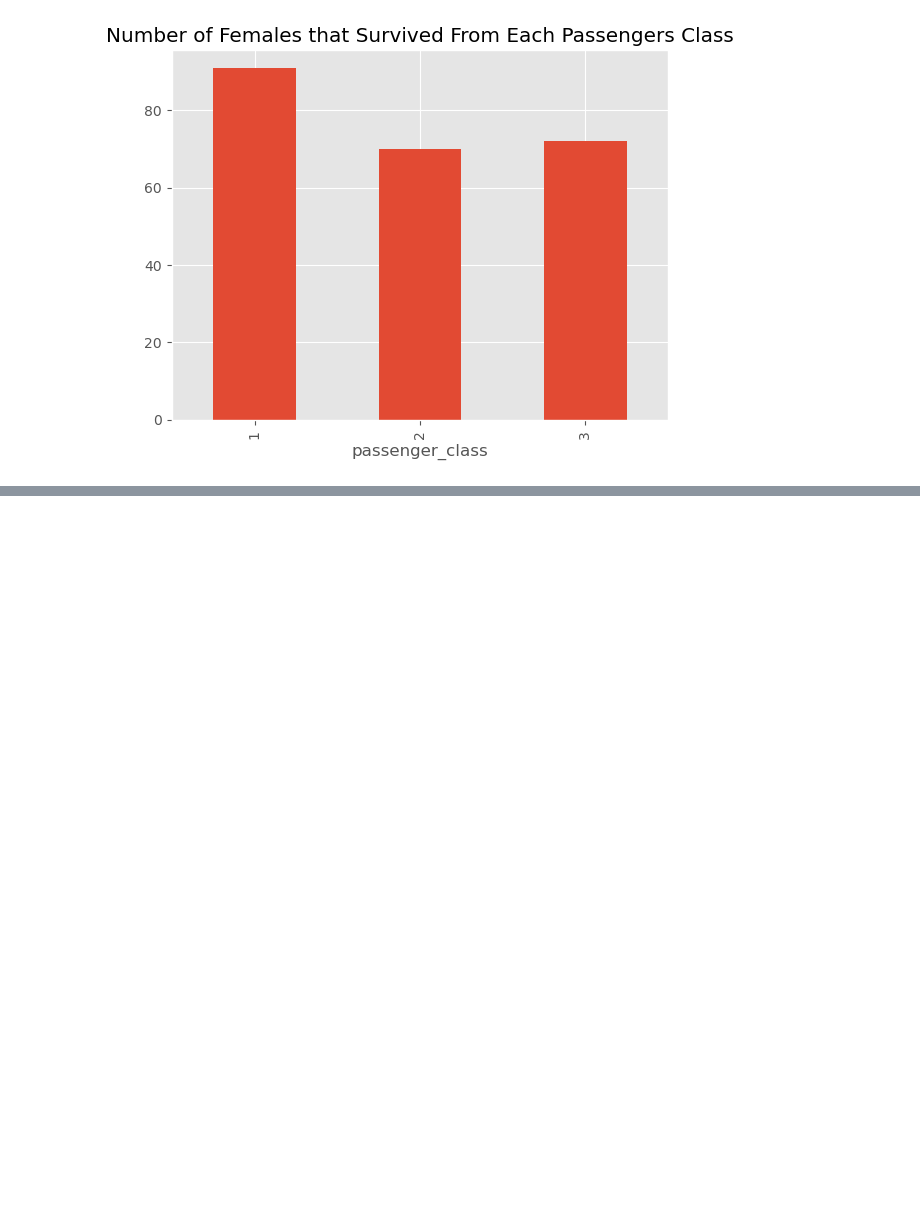
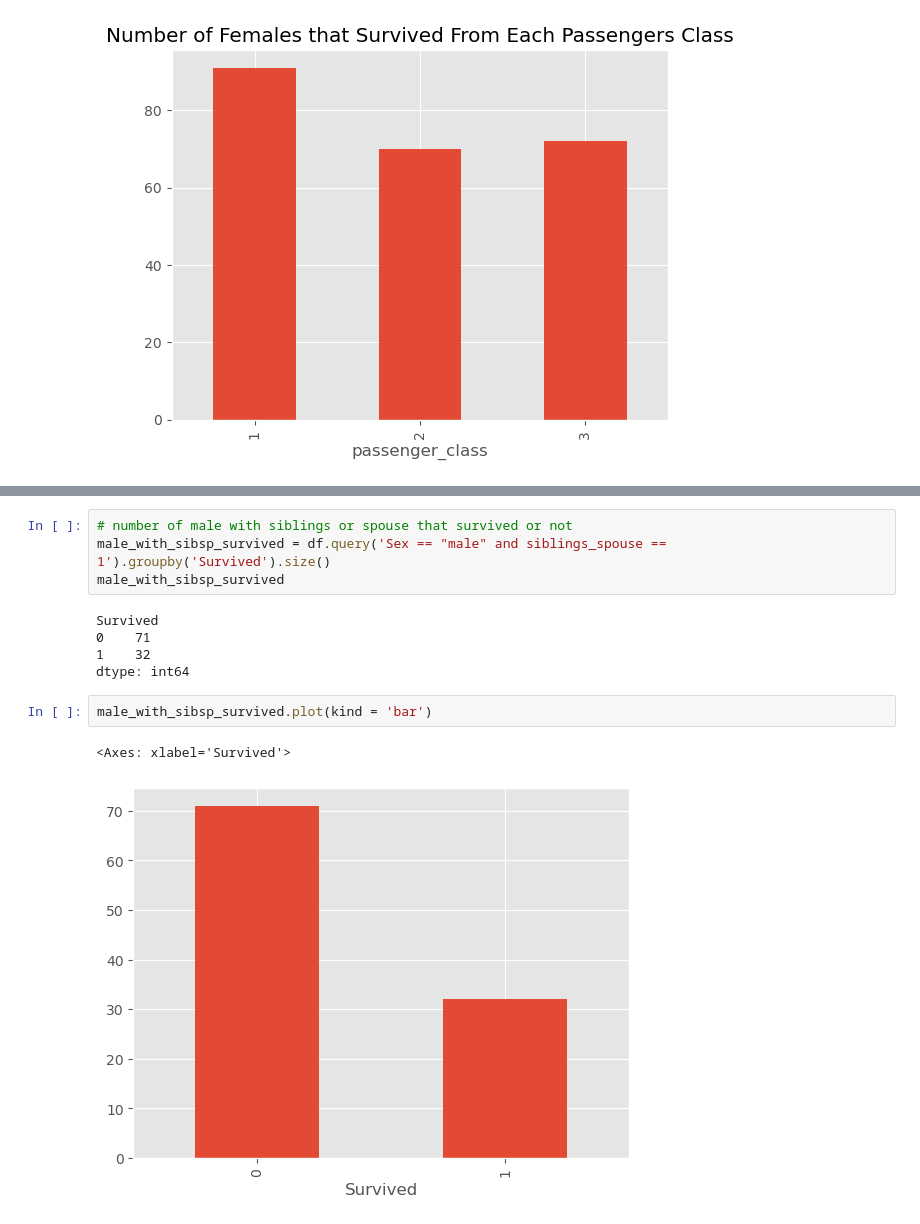
Before and after one commit to alexanderchosen/eda_with_python, a Jupyter notebook: Titanic_dataset_eda/titanic.ipynb, the cells around one changed output, grey strips where cells are left out. Saved outputs shown, nothing was run; the diff lists cells and outputs as text; blank space fills up the shorter version.

```diff
--- a/Titanic_dataset_eda/titanic.ipynb
+++ b/Titanic_dataset_eda/titanic.ipynb
@@ -567,0 +604,14 @@ df.query('Sex == "female" and Survived == 1').groupby('passenger_class').size().
+# %%
+# number of male with siblings or spouse that survived or not
+male_with_sibsp_survived = df.query('Sex == "male" and siblings_spouse == 1').groupby('Survived').size()
+male_with_sibsp_survived
+# %% [output]
+Survived
+0    71
+1    32
+dtype: int64
+# %%
+male_with_sibsp_survived.plot(kind = 'bar')
+# %% [output]
+<Axes: xlabel='Survived'>
+[figure, added]
```
Also changed, not shown: parts of 8 cells of this notebook.
